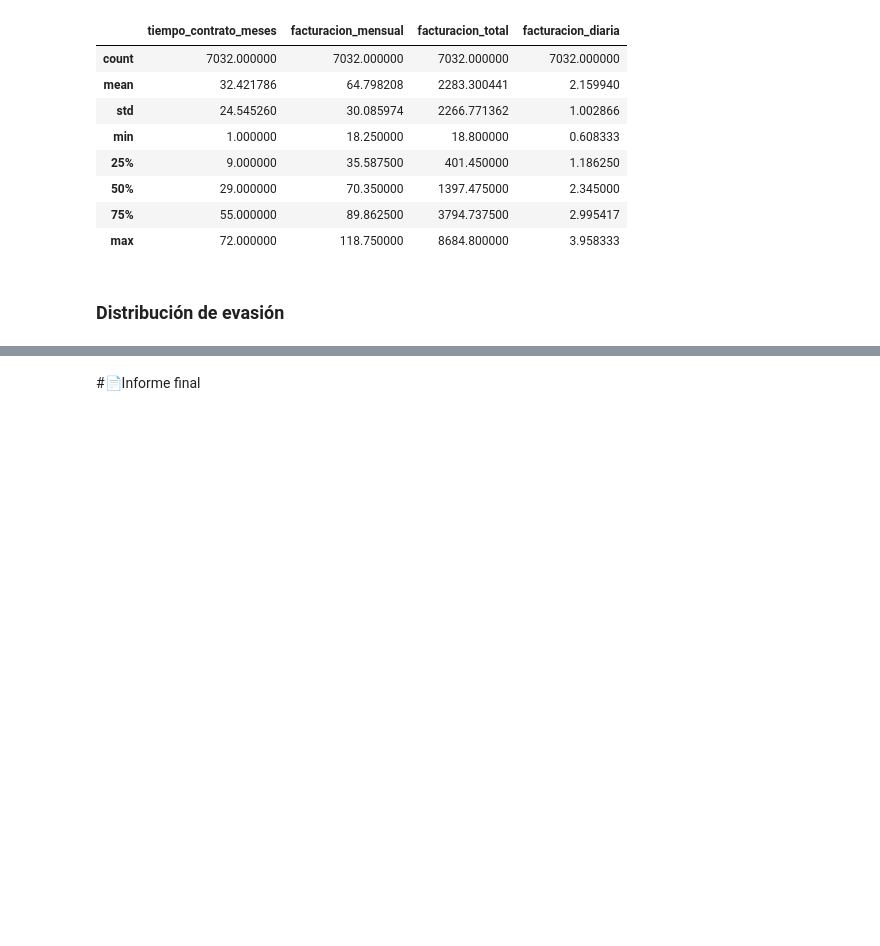
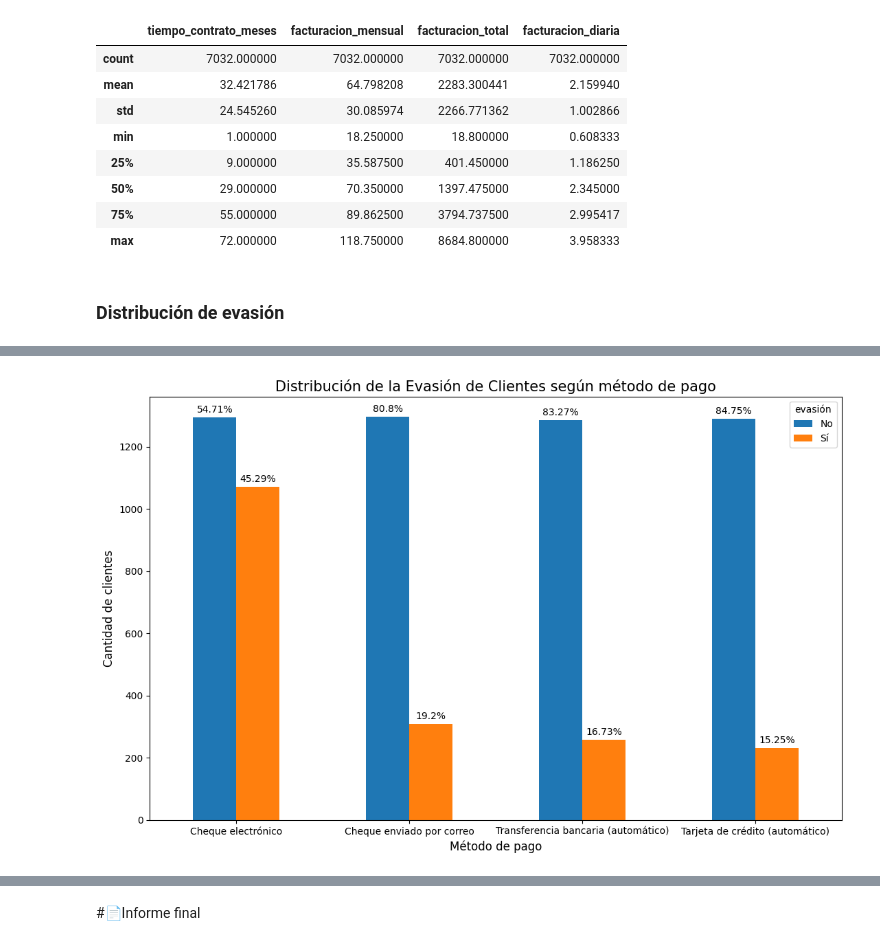
Before and after one commit to Anel-7/challenge-TelecomX-analisis-de-evasion-de-clientes, a Jupyter notebook: TelecomX.ipynb, the cells around one changed output, grey strips where cells are left out. Saved outputs shown, nothing was run; the diff lists cells and outputs as text; code cells hidden in the pictures; blank space fills up the shorter version.

```diff
--- a/TelecomX.ipynb
+++ b/TelecomX.ipynb
@@ -431,0 +516,4 @@ datos_df.describe()
+# %%
+evasion_mpago = pd.crosstab(datos_df['metodo_pago'], datos_df['evasión'])
+evasion_mpago = evasion_mpago.reindex(['Cheque electrónico', 'Cheque enviado por correo', 'Transferencia bancaria (automático)', 'Tarjeta de crédito (automático)'])
+evasion_mpago
@@ -431,0 +527,3 @@ datos_df.describe()
+# %%
+porcentaje_emp = round(((evasion_mpago.div(evasion_mpago.sum(axis = 1), axis = 0))*100),2)
+porcentaje_emp
@@ -431,0 +537,15 @@ datos_df.describe()
+# %%
+fig, ax = plt.subplots(figsize = (13,8))
+ax = evasion_mpago.plot(kind = 'bar', stacked = False, ax = ax)
+
+plt.title('Distribución de la Evasión de Clientes según método de pago', fontsize = 15)
+plt.xlabel('Método de pago', fontsize = 12)
+plt.ylabel('Cantidad de clientes', fontsize = 12)
+plt.xticks(rotation=0)
+
+for i, container in enumerate(ax.containers):
+    ax.bar_label(container, labels=[f'{v}%' for v in porcentaje_emp.iloc[:, i]], padding=3)
+
+plt.show()
+# %% [output]
+[figure, added]
```
Also changed, not shown: parts of 20 cells of this notebook.
